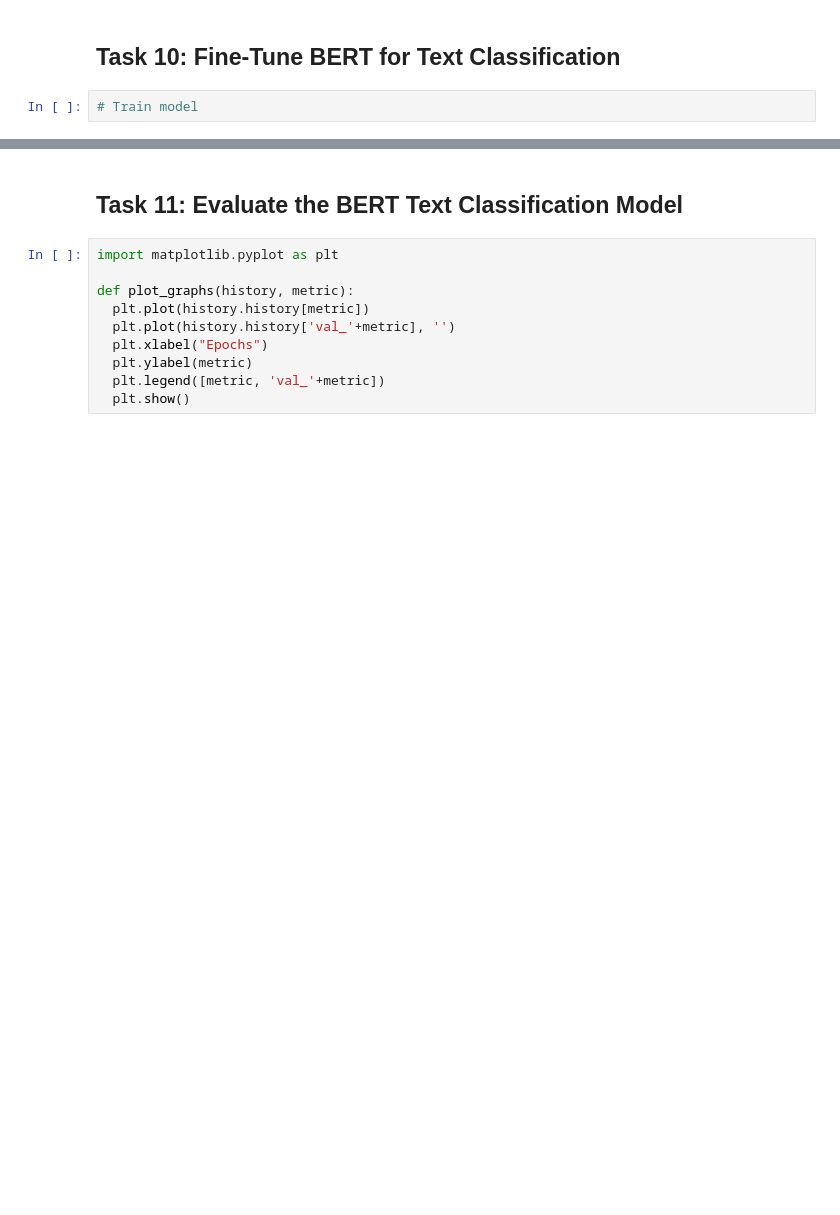
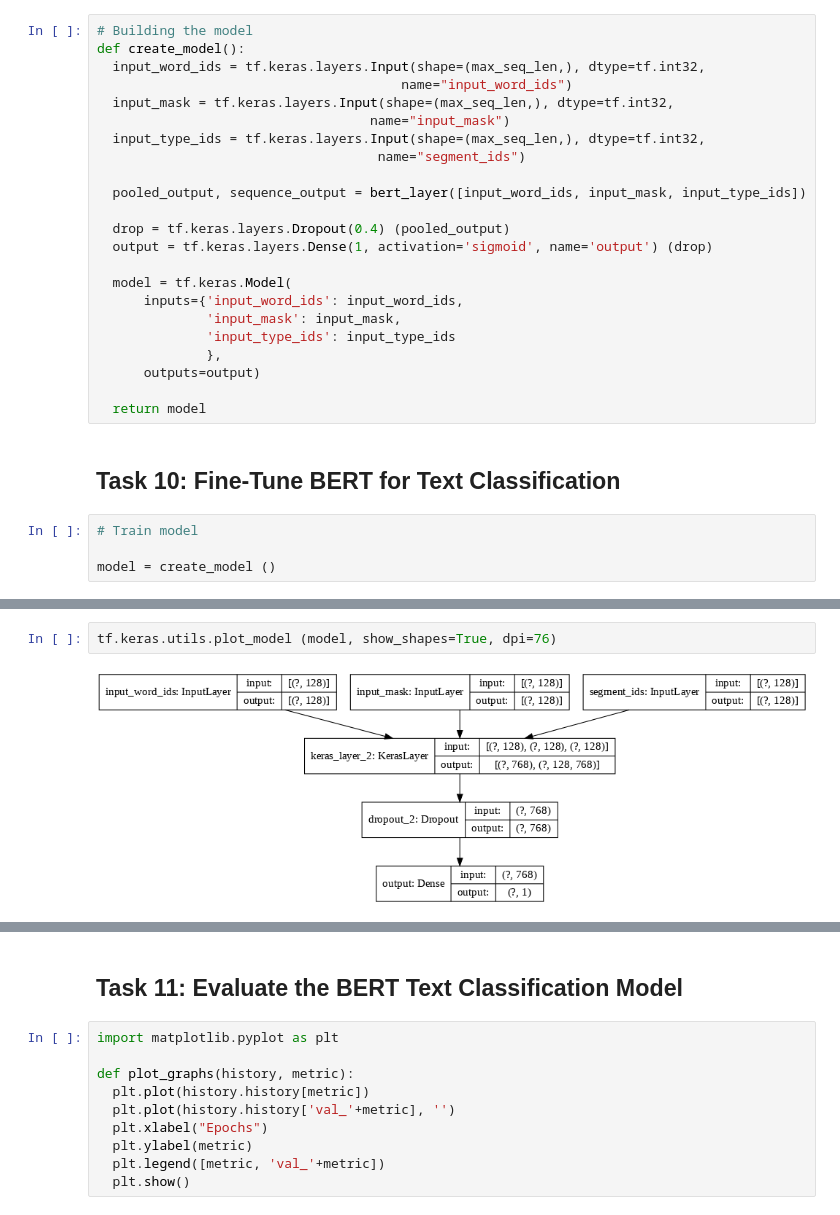
Before and after one commit to LeonVillanueva/CoLab, a Jupyter notebook: Coursera_BERT_for_Classification_TensorFlow.ipynb, the cells around one changed output, grey strips where cells are left out. Drawn from its saved outputs; the diff is of its cells as text; blank space fills up the shorter version.

Commit message:
Summary : BERT fine tuning for classification, part 2, complete

```diff
--- a/Coursera_BERT_for_Classification_TensorFlow.ipynb
+++ b/Coursera_BERT_for_Classification_TensorFlow.ipynb
@@ -249,4 +301,29 @@ def create_model():
+# %%
+# Building the model
+def create_model():
+  input_word_ids = tf.keras.layers.Input(shape=(max_seq_len,), dtype=tf.int32,
+                                       name="input_word_ids")
+  input_mask = tf.keras.layers.Input(shape=(max_seq_len,), dtype=tf.int32,
+                                   name="input_mask")
+  input_type_ids = tf.keras.layers.Input(shape=(max_seq_len,), dtype=tf.int32,
+                                    name="segment_ids")
+
+  pooled_output, sequence_output = bert_layer([input_word_ids, input_mask, input_type_ids])
+
+  drop = tf.keras.layers.Dropout(0.4) (pooled_output)
+  output = tf.keras.layers.Dense(1, activation='sigmoid', name='output') (drop)
+
+  model = tf.keras.Model(
+      inputs={'input_word_ids': input_word_ids,
+              'input_mask': input_mask,
+              'input_type_ids': input_type_ids
+              },
+      outputs=output)
+
+  return model
 # %% [markdown]
 ## Task 10: Fine-Tune BERT for Text Classification
 # %%
 # Train model
+
+model = create_model ()
@@ -252,0 +350,4 @@ def create_model():
+# %%
+tf.keras.utils.plot_model (model, show_shapes=True, dpi=76)
+# %% [output]
+[figure, added]
```
Also changed, not shown: parts of 18 cells of this notebook.
